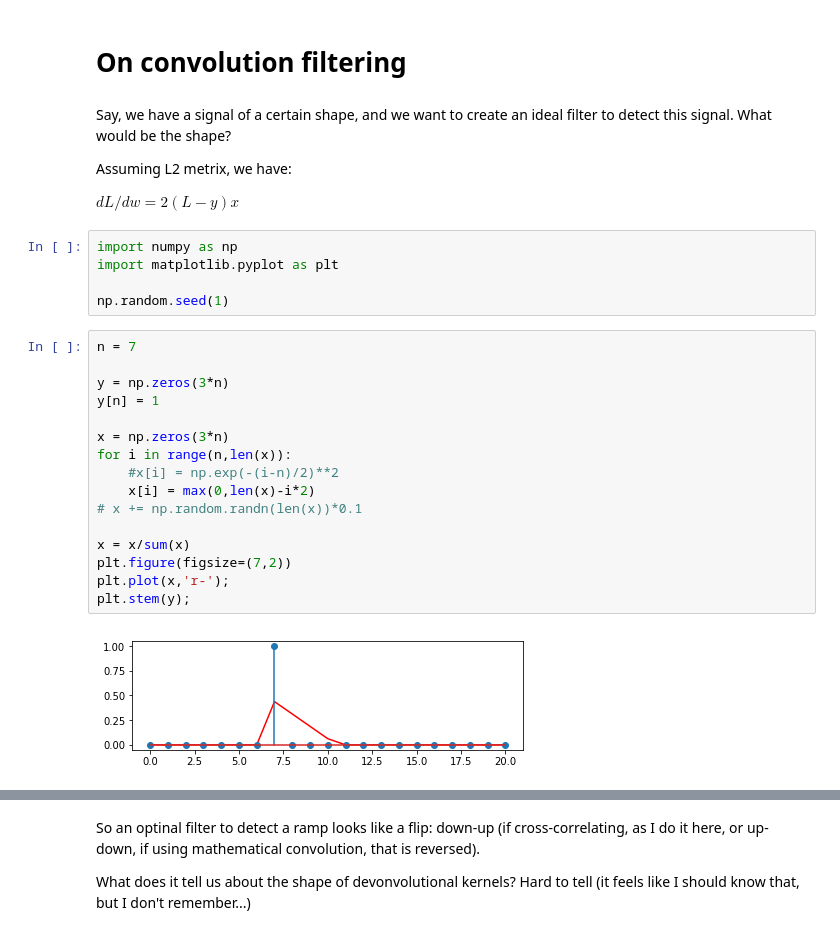
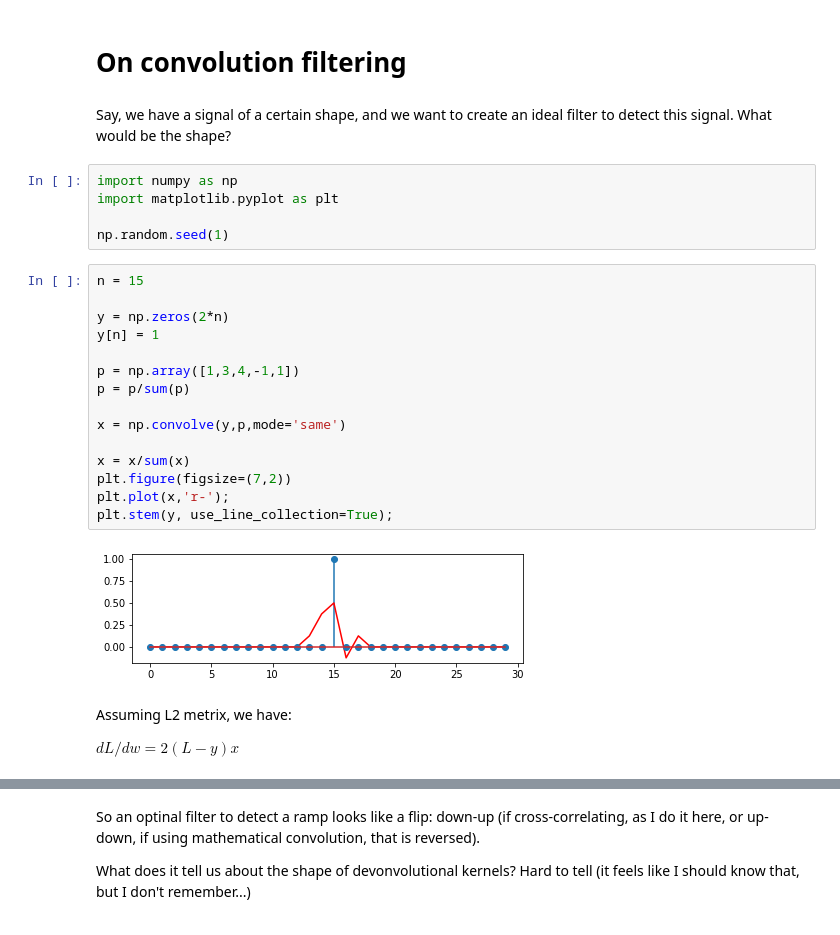
Before and after one commit to khakhalin/Sketches, a Jupyter notebook: sklearn_experiments/convolution.ipynb, the cells around one changed output, grey strips where cells are left out. Drawn from its saved outputs; the diff is of its cells as text.

```diff
--- a/sklearn_experiments/convolution.ipynb
+++ b/sklearn_experiments/convolution.ipynb
@@ -2,31 +2,30 @@
 # On convolution filtering
 # %% [markdown]
 Say, we have a signal of a certain shape, and we want to create an ideal filter to detect this signal. What would be the shape?
-
-Assuming L2 metrix, we have:
-
-$dL/dw = 2(L-y)x$
 # %%
 import numpy as np
 import matplotlib.pyplot as plt
 
 np.random.seed(1)
 # %%
-n = 7
+n = 15
 
-y = np.zeros(3*n)
+y = np.zeros(2*n)
 y[n] = 1
 
-x = np.zeros(3*n)
-for i in range(n,len(x)):
-    #x[i] = np.exp(-(i-n)/2)**2
-    x[i] = max(0,len(x)-i*2)
-# x += np.random.randn(len(x))*0.1
+p = np.array([1,3,4,-1,1])
+p = p/sum(p)
+
+x = np.convolve(y,p,mode='same')
 
 x = x/sum(x)
 plt.figure(figsize=(7,2))
 plt.plot(x,'r-');
-plt.stem(y);
+plt.stem(y, use_line_collection=True);
 # %% [output]
-[figure, old version]
+[figure, new version]
+# %% [markdown]
+Assuming L2 metrix, we have:
+
+$dL/dw = 2(L-y)x$
 # %%
```
Also changed, not shown: parts of 4 cells of this notebook.
